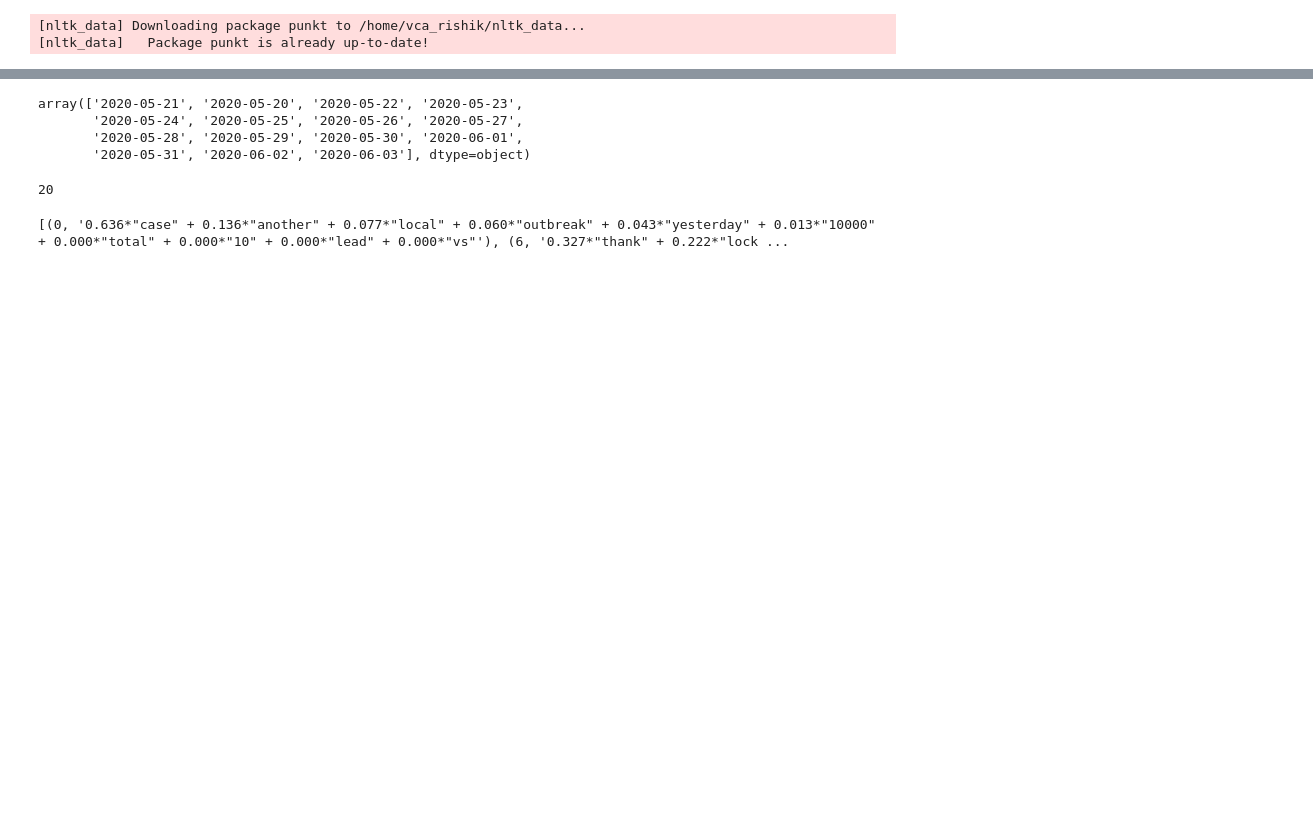
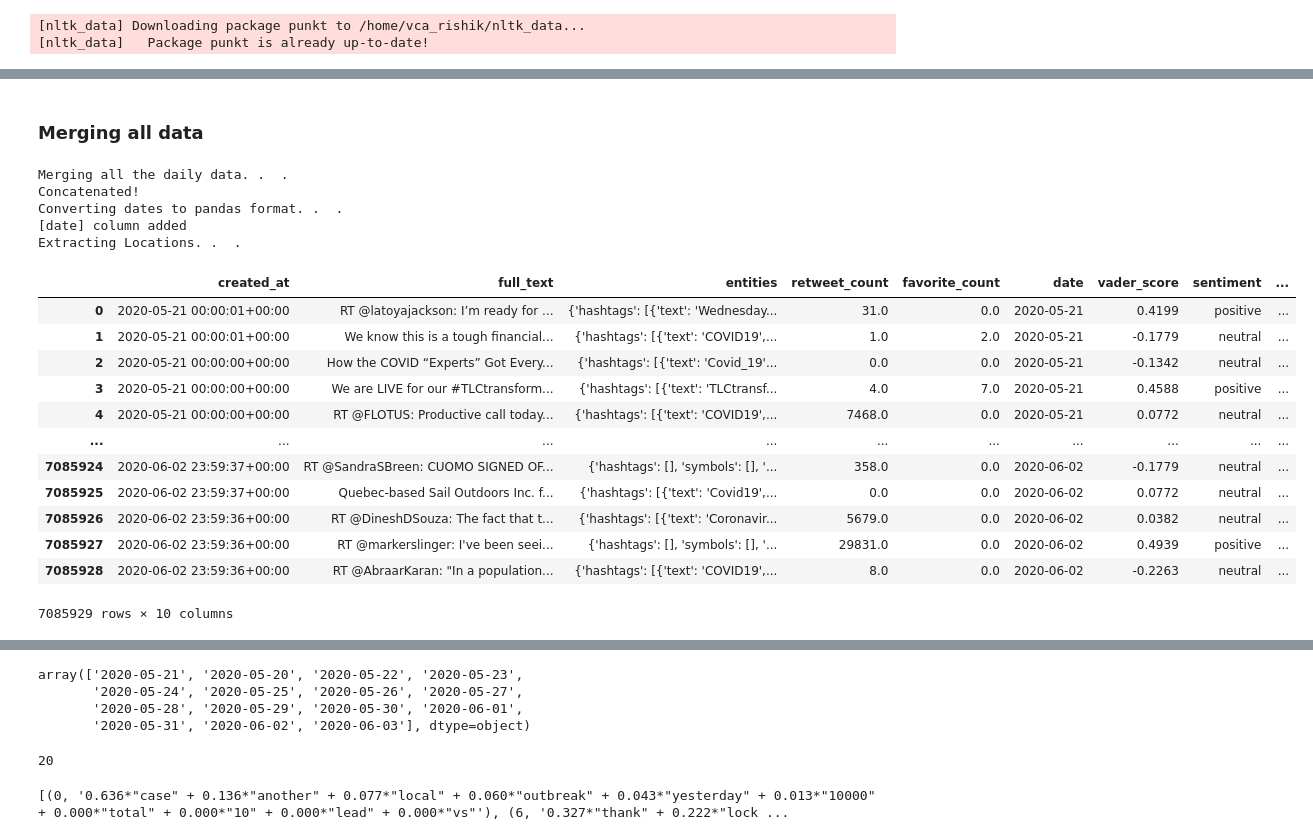
Before and after one commit to Rrishik/COVID-19-tweets, a Jupyter notebook: Daily Analysis.ipynb, the cells around one changed output, grey strips where cells are left out. Cells and saved outputs as stored; diff of their text form; code cells hidden in the pictures; blank space fills up the shorter version.

```diff
--- a/Daily Analysis.ipynb
+++ b/Daily Analysis.ipynb
@@ -86,7 +86,7 @@ from gensim.models.phrases import Phrases, Phraser
 import spacy
 from spacy.lang.en import English
 import en_core_web_lg
-# nlp = spacy.load("en")
+nlp = spacy.load("en")
 
 import config
 # %% [output]
@@ -328,3 +200,58 @@ def cleanText(text, keep_hashtags = True, lower = False, keep_puncts = True, tok
     text = removePuncts(text) if not keep_puncts else text
     text = purify(text)
     return text if not tokens else tokenize(text, remove_stop_words, lemmatize)
+# %% [markdown]
+### Merging all data
+# %%
+%%time
+print("Merging all the daily data. .  .")
+df_text = pd.concat(text_list, ignore_index = True).drop_duplicates()
+print("Concatenated!")
+print("Converting dates to pandas format. .  .")
+df_text.created_at = pd.to_datetime(df_text.created_at)
+df_text['date'] = df_text.created_at.apply(lambda x: x.strftime("%Y-%m-%d"))
+print("[date] column added")
+print("Extracting Locations. .  .")
+df_text = df_text[(df_text.date >= '2020-05-20') & (df_text.date <= '2020-06-03')]
+df_text['country'] = df_text.apply(getCountry, axis = 1)
+print("Done!, dropping extra features. .  .")
+df_text.drop(['user', 'place', 'coordinates'], axis = 1, inplace = True)
+
+print("Calculating the polarity scores. .  .")
+sid = SentimentIntensityAnalyzer()
+df_text['vader_score'] = df_text.full_text.apply(lambda x: sid.polarity_scores(cleanText(x))['compound'])
+
+print("Classifying the sentiments based on the polarity scores. .  .")
+df_text['sentiment'] = df_text.vader_score.apply(lambda x: 'positive' if x > 0.4 else ('negative' if x < -0.4 else 'neutral'))
+
+print("Replace countries with codes. .  .")
+codes_df = pd.read_csv('country_codes.csv')
+df_text = pd.merge(df_text, codes_df, on = 'country', how = 'left')
+df_text.drop(['country'], axis = 1, inplace = True)
+
+print("Extracting hashtags. .  .")
+df_text['hashtags'] = df_text.entities.apply(getHashtags)
+
+df_text.tail()
+# %% [output]
+Merging all the daily data. .  .
+Concatenated!
+Converting dates to pandas format. .  .
+[date] column added
+Extracting Locations. .  .
+# %%
+df_text
+# %% [output]
+|  | created_at | full_text | entities | retweet_count | favorite_count | date | vader_score | sentiment | ... |
+| 0 | 2020-05-21 00:00:01+00:00 | RT @latoyajackson: I’m ready for ... | {'hashtags': [{'text': 'Wednesday... | 31.0 | 0.0 | 2020-05-21 | 0.4199 | positive | ... |
+| 1 | 2020-05-21 00:00:01+00:00 | We know this is a tough financial... | {'hashtags': [{'text': 'COVID19',... | 1.0 | 2.0 | 2020-05-21 | -0.1779 | neutral | ... |
+| 2 | 2020-05-21 00:00:00+00:00 | How the COVID “Experts” Got Every... | {'hashtags': [{'text': 'Covid_19'... | 0.0 | 0.0 | 2020-05-21 | -0.1342 | neutral | ... |
+| 3 | 2020-05-21 00:00:00+00:00 | We are LIVE for our #TLCtransform... | {'hashtags': [{'text': 'TLCtransf... | 4.0 | 7.0 | 2020-05-21 | 0.4588 | positive | ... |
+| 4 | 2020-05-21 00:00:00+00:00 | RT @FLOTUS: Productive call today... | {'hashtags': [{'text': 'COVID19',... | 7468.0 | 0.0 | 2020-05-21 | 0.0772 | neutral | ... |
+| ... | ... | ... | ... | ... | ... | ... | ... | ... | ... |
+| 7085924 | 2020-06-02 23:59:37+00:00 | RT @SandraSBreen: CUOMO SIGNED OF... | {'hashtags': [], 'symbols': [], '... | 358.0 | 0.0 | 2020-06-02 | -0.1779 | neutral | ... |
+| 7085925 | 2020-06-02 23:59:37+00:00 | Quebec-based Sail Outdoors Inc. f... | {'hashtags': [{'text': 'Covid19',... | 0.0 | 0.0 | 2020-06-02 | 0.0772 | neutral | ... |
+| 7085926 | 2020-06-02 23:59:36+00:00 | RT @DineshDSouza: The fact that t... | {'hashtags': [{'text': 'Coronavir... | 5679.0 | 0.0 | 2020-06-02 | 0.0382 | neutral | ... |
+| 7085927 | 2020-06-02 23:59:36+00:00 | RT @markerslinger: I've been seei... | {'hashtags': [], 'symbols': [], '... | 29831.0 | 0.0 | 2020-06-02 | 0.4939 | positive | ... |
+| 7085928 | 2020-06-02 23:59:36+00:00 | RT @AbraarKaran: "In a population... | {'hashtags': [{'text': 'COVID19',... | 8.0 | 0.0 | 2020-06-02 | -0.2263 | neutral | ... |
+7085929 rows × 10 columns
```
Also changed, not shown: parts of 16 cells of this notebook, 4 other files.
